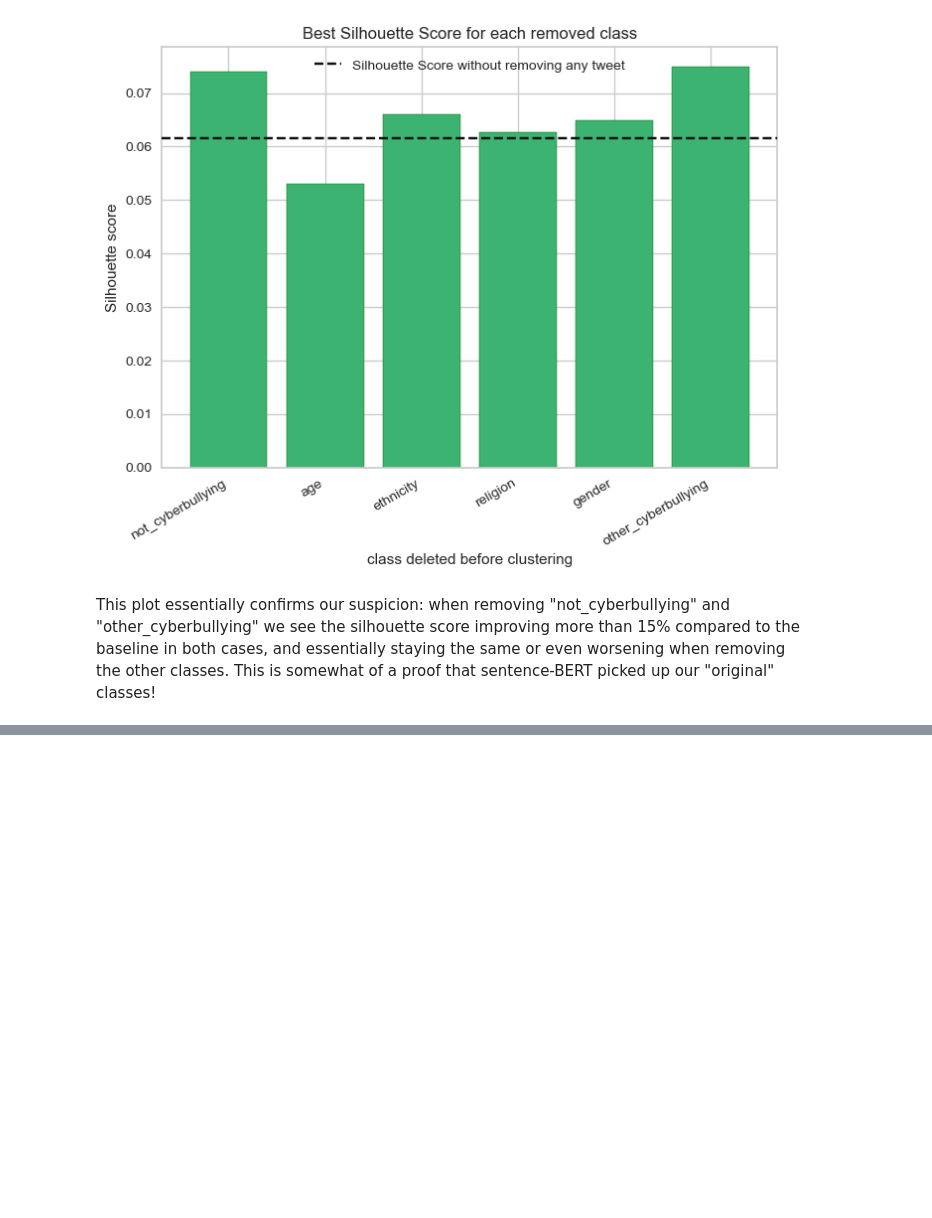
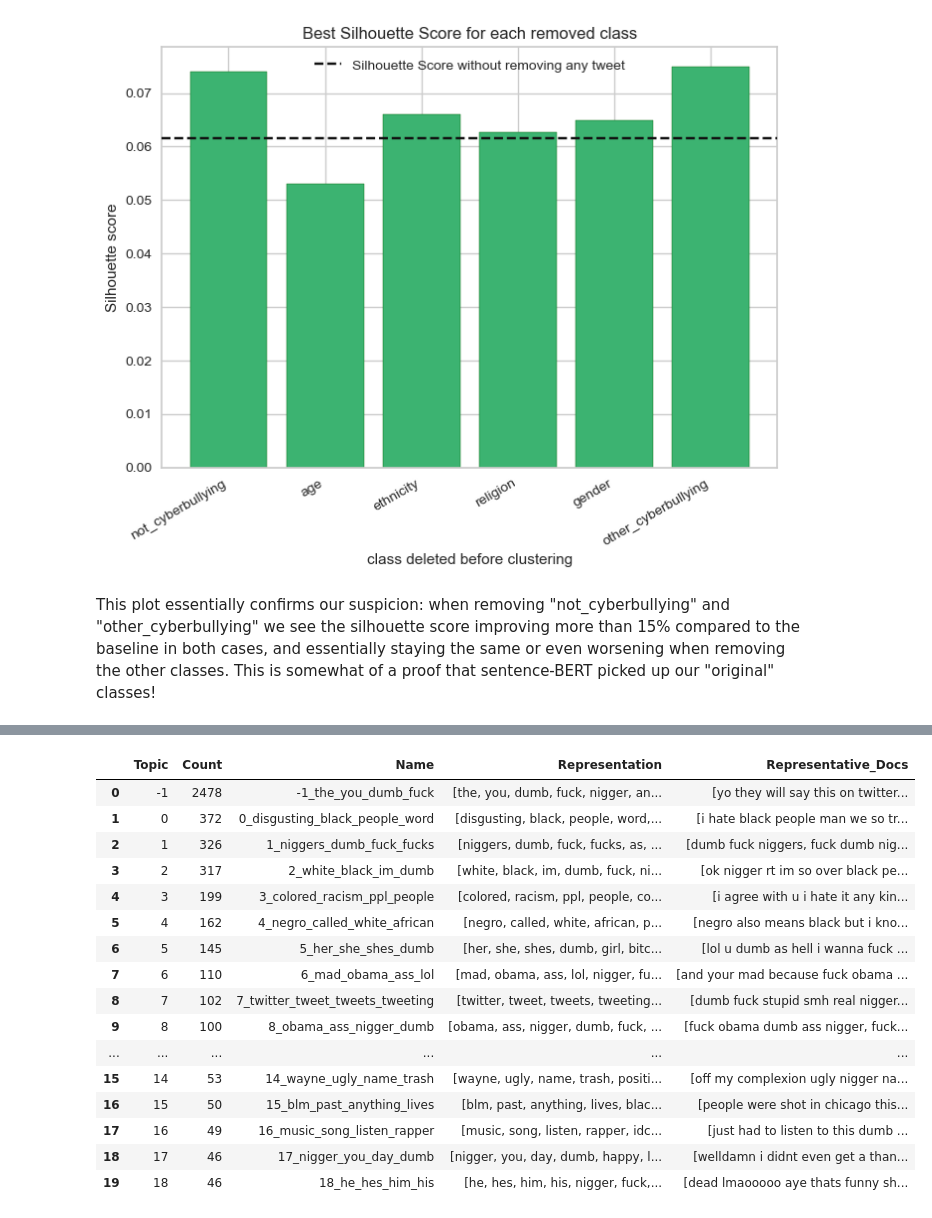
Before and after one commit to CarloArpini/TextMining-Search2025_proj, a Jupyter notebook: sBERT.ipynb, the cells around one changed output, grey strips where cells are left out. Saved outputs shown, nothing was run; the diff lists cells and outputs as text; code cells hidden in the pictures; blank space fills up the shorter version.

```diff
--- a/sBERT.ipynb
+++ b/sBERT.ipynb
@@ -405,0 +556,20 @@ This plot essentially confirms our suspicion: when removing "not_cyberbullying"
+# %%
+cluster_topics[1]['model'].get_topic_info().head(20) # "ethnicity"
+# %% [output]
+|  | Topic | Count | Name | Representation | Representative_Docs |
+| 0 | -1 | 2478 | -1_the_you_dumb_fuck | [the, you, dumb, fuck, nigger, an... | [yo they will say this on twitter... |
+| 1 | 0 | 372 | 0_disgusting_black_people_word | [disgusting, black, people, word,... | [i hate black people man we so tr... |
+| 2 | 1 | 326 | 1_niggers_dumb_fuck_fucks | [niggers, dumb, fuck, fucks, as, ... | [dumb fuck niggers, fuck dumb nig... |
+| 3 | 2 | 317 | 2_white_black_im_dumb | [white, black, im, dumb, fuck, ni... | [ok nigger rt im so over black pe... |
+| 4 | 3 | 199 | 3_colored_racism_ppl_people | [colored, racism, ppl, people, co... | [i agree with u i hate it any kin... |
+| 5 | 4 | 162 | 4_negro_called_white_african | [negro, called, white, african, p... | [negro also means black but i kno... |
+| 6 | 5 | 145 | 5_her_she_shes_dumb | [her, she, shes, dumb, girl, bitc... | [lol u dumb as hell i wanna fuck ... |
+| 7 | 6 | 110 | 6_mad_obama_ass_lol | [mad, obama, ass, lol, nigger, fu... | [and your mad because fuck obama ... |
+| 8 | 7 | 102 | 7_twitter_tweet_tweets_tweeting | [twitter, tweet, tweets, tweeting... | [dumb fuck stupid smh real nigger... |
+| 9 | 8 | 100 | 8_obama_ass_nigger_dumb | [obama, ass, nigger, dumb, fuck, ... | [fuck obama dumb ass nigger, fuck... |
+| ... | ... | ... | ... | ... | ... |
+| 15 | 14 | 53 | 14_wayne_ugly_name_trash | [wayne, ugly, name, trash, positi... | [off my complexion ugly nigger na... |
+| 16 | 15 | 50 | 15_blm_past_anything_lives | [blm, past, anything, lives, blac... | [people were shot in chicago this... |
+| 17 | 16 | 49 | 16_music_song_listen_rapper | [music, song, listen, rapper, idc... | [just had to listen to this dumb ... |
+| 18 | 17 | 46 | 17_nigger_you_day_dumb | [nigger, you, day, dumb, happy, l... | [welldamn i didnt even get a than... |
+| 19 | 18 | 46 | 18_he_hes_him_his | [he, hes, him, his, nigger, fuck,... | [dead lmaooooo aye thats funny sh... |
```
Also changed, not shown: parts of 16 cells of this notebook, 2 other files.
